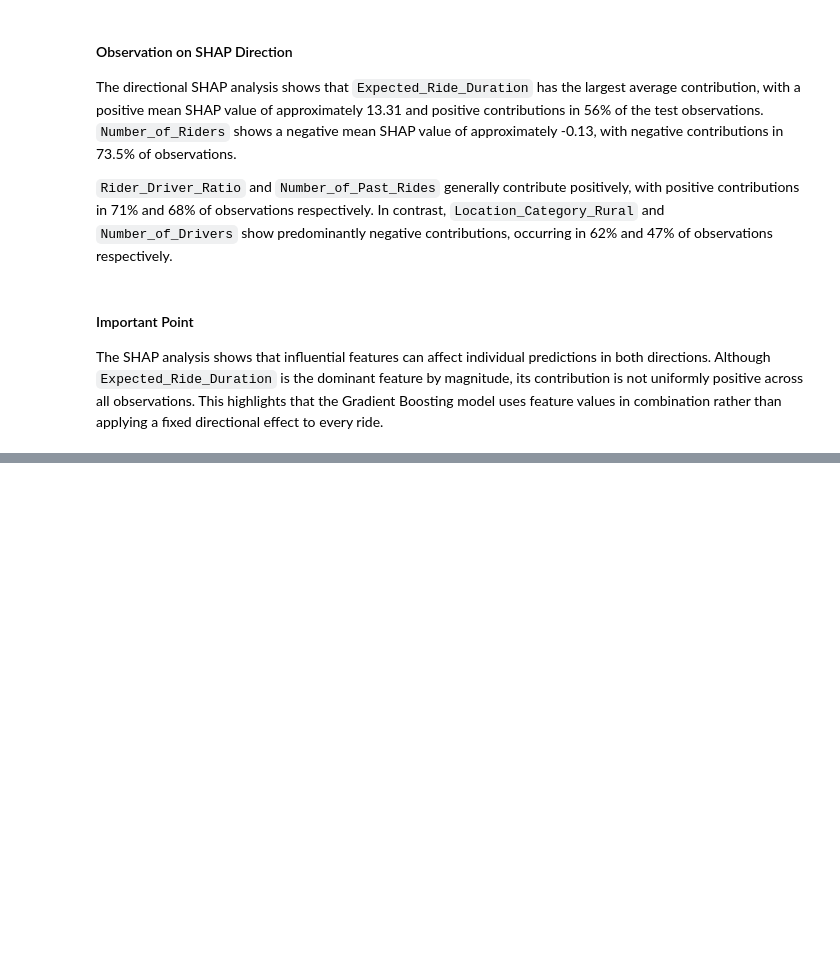
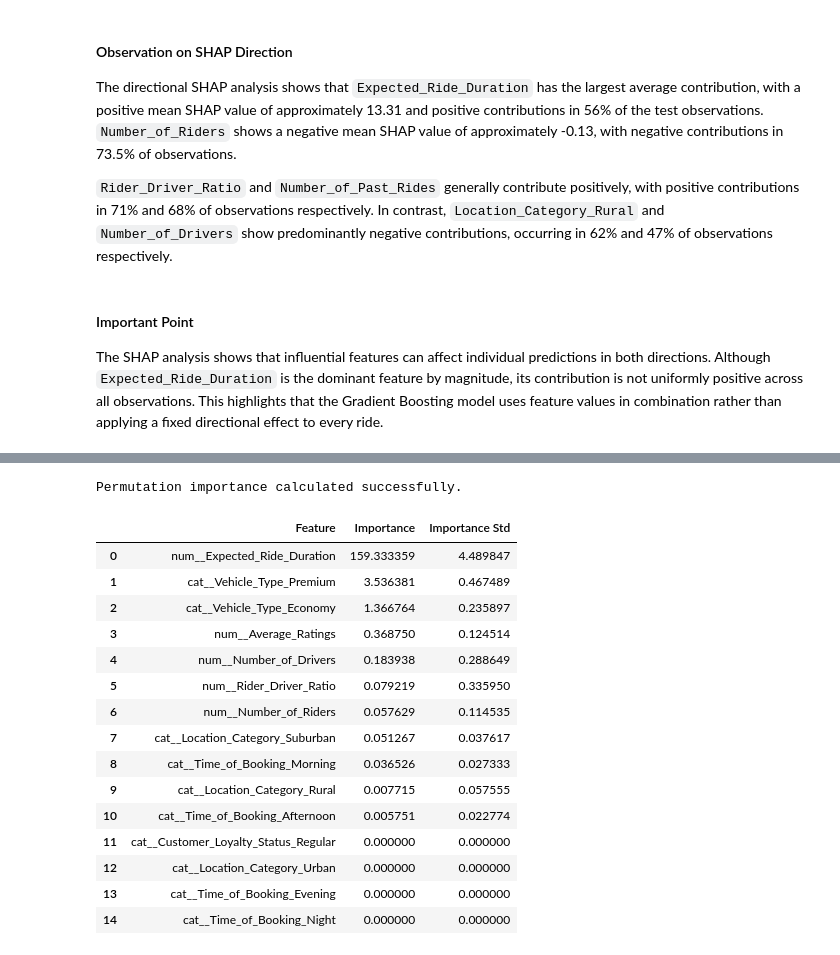
Before and after one commit to TejasMJ/Ride-Pricing-Analytics, a Jupyter notebook: notebooks/07_model_explainability.ipynb, the cells around one changed output, grey strips where cells are left out. Drawn from its saved outputs; the diff is of its cells as text; code cells hidden in the pictures; blank space fills up the shorter version.

Commit message:
Permutation feature importance added

```diff
--- a/notebooks/07_model_explainability.ipynb
+++ b/notebooks/07_model_explainability.ipynb
@@ -328,0 +391,52 @@ The SHAP analysis shows that influential features can affect individual predicti
+# %%
+# Calculating permutation feature importance for the tuned Gradient Boosting model
+
+gradient_boosting_model = selected_models[
+    'Gradient Boosting Tuned'
+]
+
+permutation_result = permutation_importance(
+    gradient_boosting_model,
+    X_test,
+    y_test,
+    scoring='neg_mean_absolute_error',
+    n_repeats=3,
+    random_state=42,
+    n_jobs=1
+)
+
+print("Permutation importance calculated successfully.")
+# %% [output]
+Permutation importance calculated successfully.
+# %%
+# Creating the permutation importance table
+
+permutation_importance_df = pd.DataFrame({
+    'Feature': X_test.columns,
+    'Importance': permutation_result.importances_mean,
+    'Importance Std': permutation_result.importances_std
+})
+
+permutation_importance_df = permutation_importance_df.sort_values(
+    by='Importance',
+    ascending=False
+).reset_index(drop=True)
+
+permutation_importance_df.head(15)
+# %% [output]
+|  | Feature | Importance | Importance Std |
+| 0 | num__Expected_Ride_Duration | 159.333359 | 4.489847 |
+| 1 | cat__Vehicle_Type_Premium | 3.536381 | 0.467489 |
+| 2 | cat__Vehicle_Type_Economy | 1.366764 | 0.235897 |
+| 3 | num__Average_Ratings | 0.368750 | 0.124514 |
+| 4 | num__Number_of_Drivers | 0.183938 | 0.288649 |
+| 5 | num__Rider_Driver_Ratio | 0.079219 | 0.335950 |
+| 6 | num__Number_of_Riders | 0.057629 | 0.114535 |
+| 7 | cat__Location_Category_Suburban | 0.051267 | 0.037617 |
+| 8 | cat__Time_of_Booking_Morning | 0.036526 | 0.027333 |
+| 9 | cat__Location_Category_Rural | 0.007715 | 0.057555 |
+| 10 | cat__Time_of_Booking_Afternoon | 0.005751 | 0.022774 |
+| 11 | cat__Customer_Loyalty_Status_Regular | 0.000000 | 0.000000 |
+| 12 | cat__Location_Category_Urban | 0.000000 | 0.000000 |
+| 13 | cat__Time_of_Booking_Evening | 0.000000 | 0.000000 |
+| 14 | cat__Time_of_Booking_Night | 0.000000 | 0.000000 |
```
Also changed, not shown: parts of 12 cells of this notebook.
